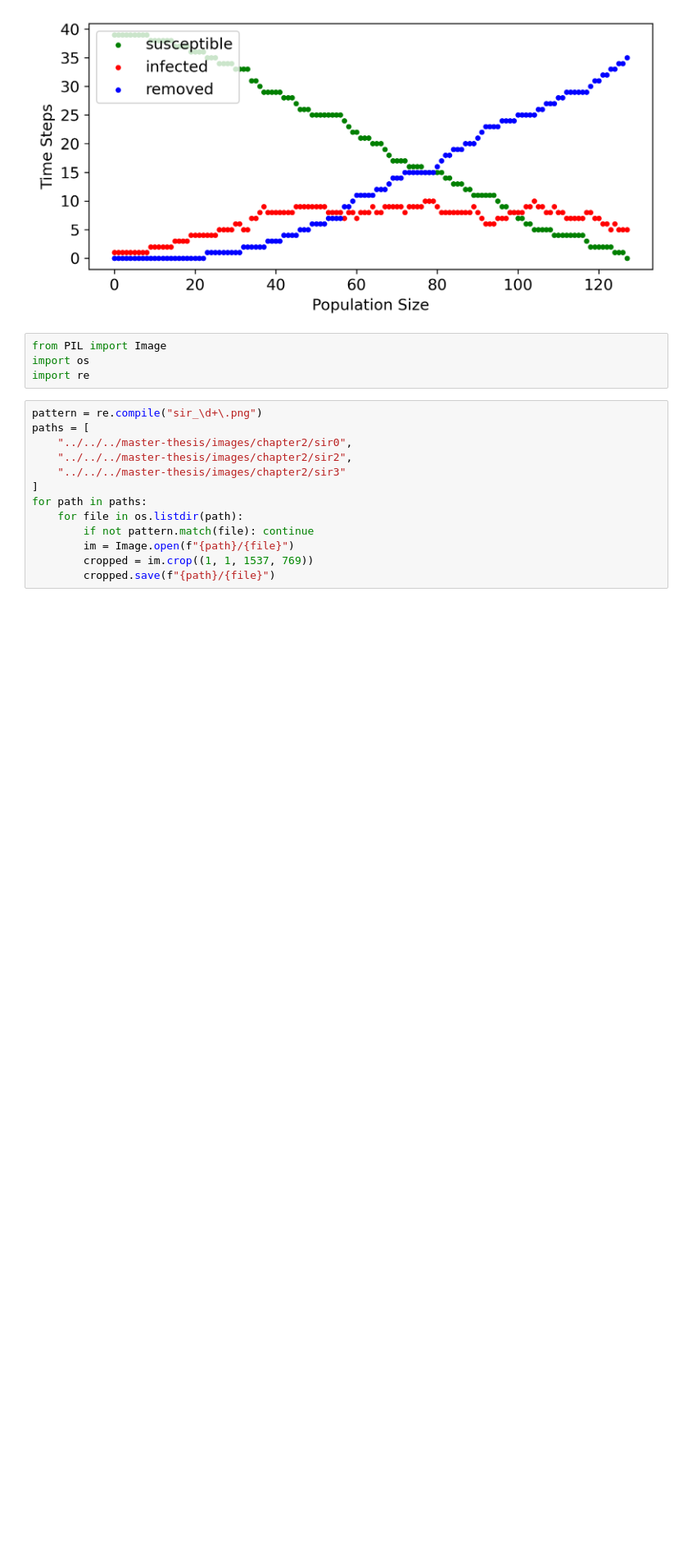
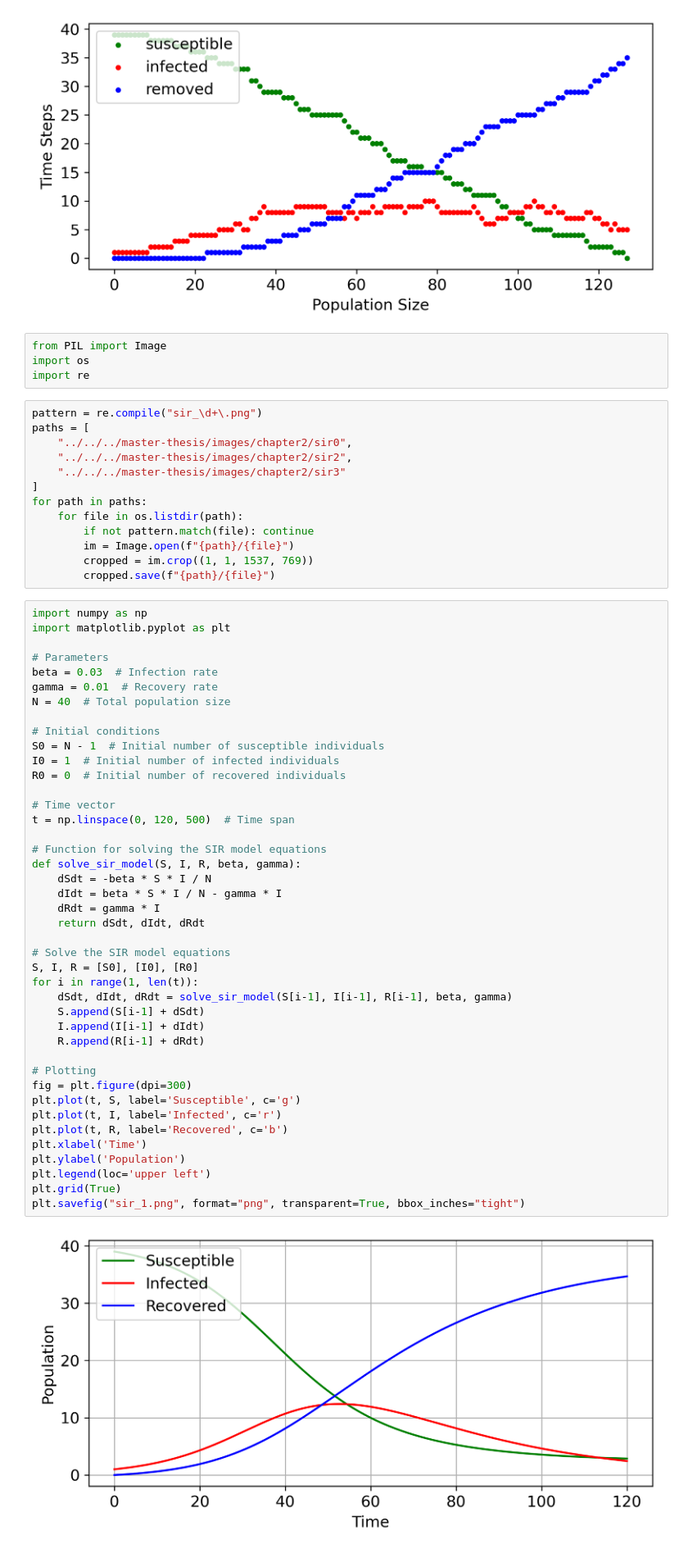
Before and after one commit to DevArcana/master-thesis-simulations, a Jupyter notebook: python/notebooks/plots.ipynb, the cells around one changed output. Shown at 82% size. Saved outputs shown, nothing was run; the diff lists cells and outputs as text; blank space fills up the shorter version.

Commit message:
feat: plots

```diff
--- a/python/notebooks/plots.ipynb
+++ b/python/notebooks/plots.ipynb
@@ -42,3 +42,47 @@ for path in paths:
         im = Image.open(f"{path}/{file}")
         cropped = im.crop((1, 1, 1537, 769))
         cropped.save(f"{path}/{file}")
+# %%
+import numpy as np
+import matplotlib.pyplot as plt
+
+# Parameters
+beta = 0.03  # Infection rate
+gamma = 0.01  # Recovery rate
+N = 40  # Total population size
+
+# Initial conditions
+S0 = N - 1  # Initial number of susceptible individuals
+I0 = 1  # Initial number of infected individuals
+R0 = 0  # Initial number of recovered individuals
+
+# Time vector
+t = np.linspace(0, 120, 500)  # Time span
+
+# Function for solving the SIR model equations
+def solve_sir_model(S, I, R, beta, gamma):
+    dSdt = -beta * S * I / N
+    dIdt = beta * S * I / N - gamma * I
+    dRdt = gamma * I
+    return dSdt, dIdt, dRdt
+
+# Solve the SIR model equations
+S, I, R = [S0], [I0], [R0]
+for i in range(1, len(t)):
+    dSdt, dIdt, dRdt = solve_sir_model(S[i-1], I[i-1], R[i-1], beta, gamma)
+    S.append(S[i-1] + dSdt)
+    I.append(I[i-1] + dIdt)
+    R.append(R[i-1] + dRdt)
+
+# Plotting
+fig = plt.figure(dpi=300)
+plt.plot(t, S, label='Susceptible', c='g')
+plt.plot(t, I, label='Infected', c='r')
+plt.plot(t, R, label='Recovered', c='b')
+plt.xlabel('Time')
+plt.ylabel('Population')
+plt.legend(loc='upper left')
+plt.grid(True)
+plt.savefig("sir_1.png", format="png", transparent=True, bbox_inches="tight")
+# %% [output]
+[figure, added]
```
Also changed, not shown: 3 other files.
